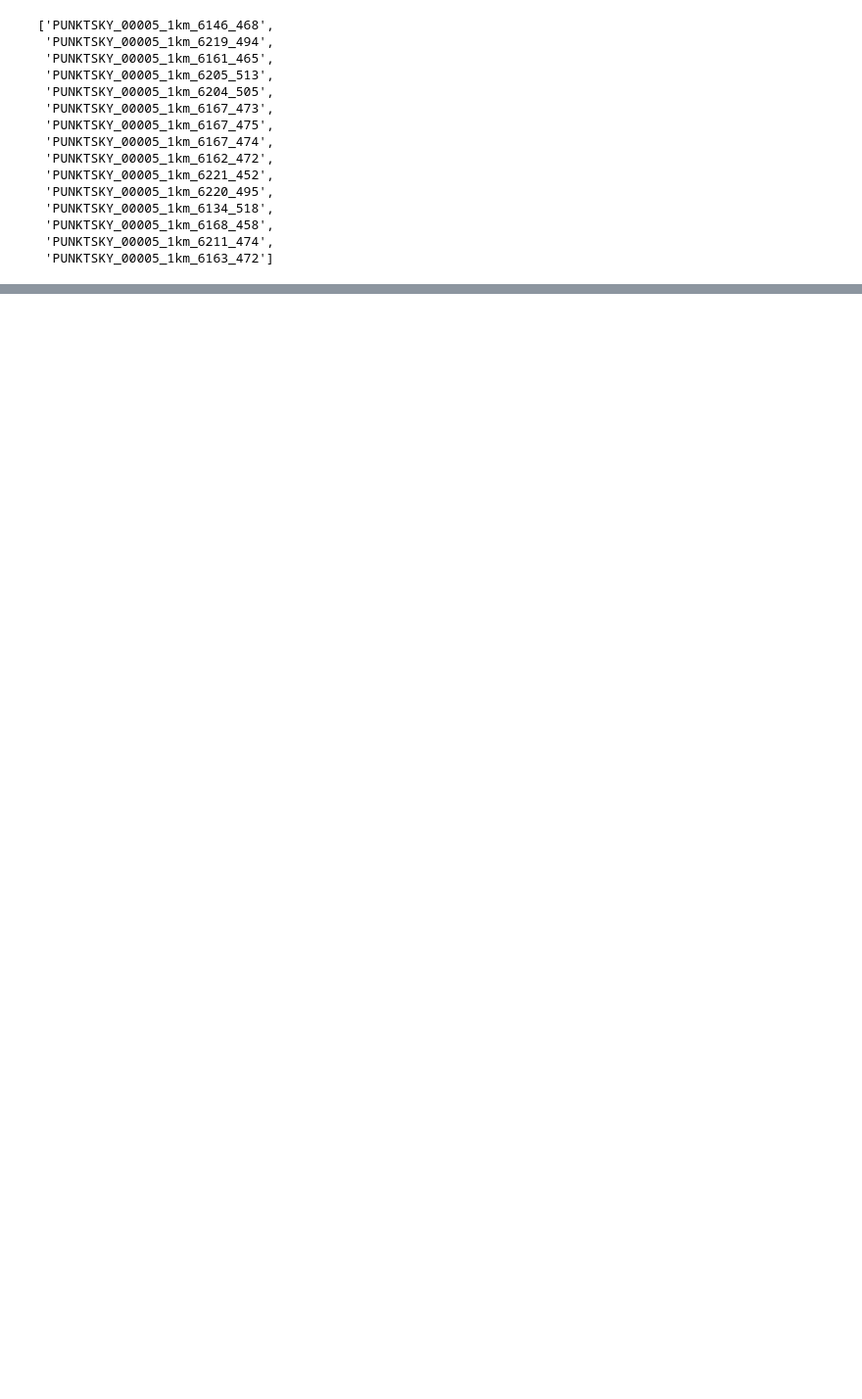
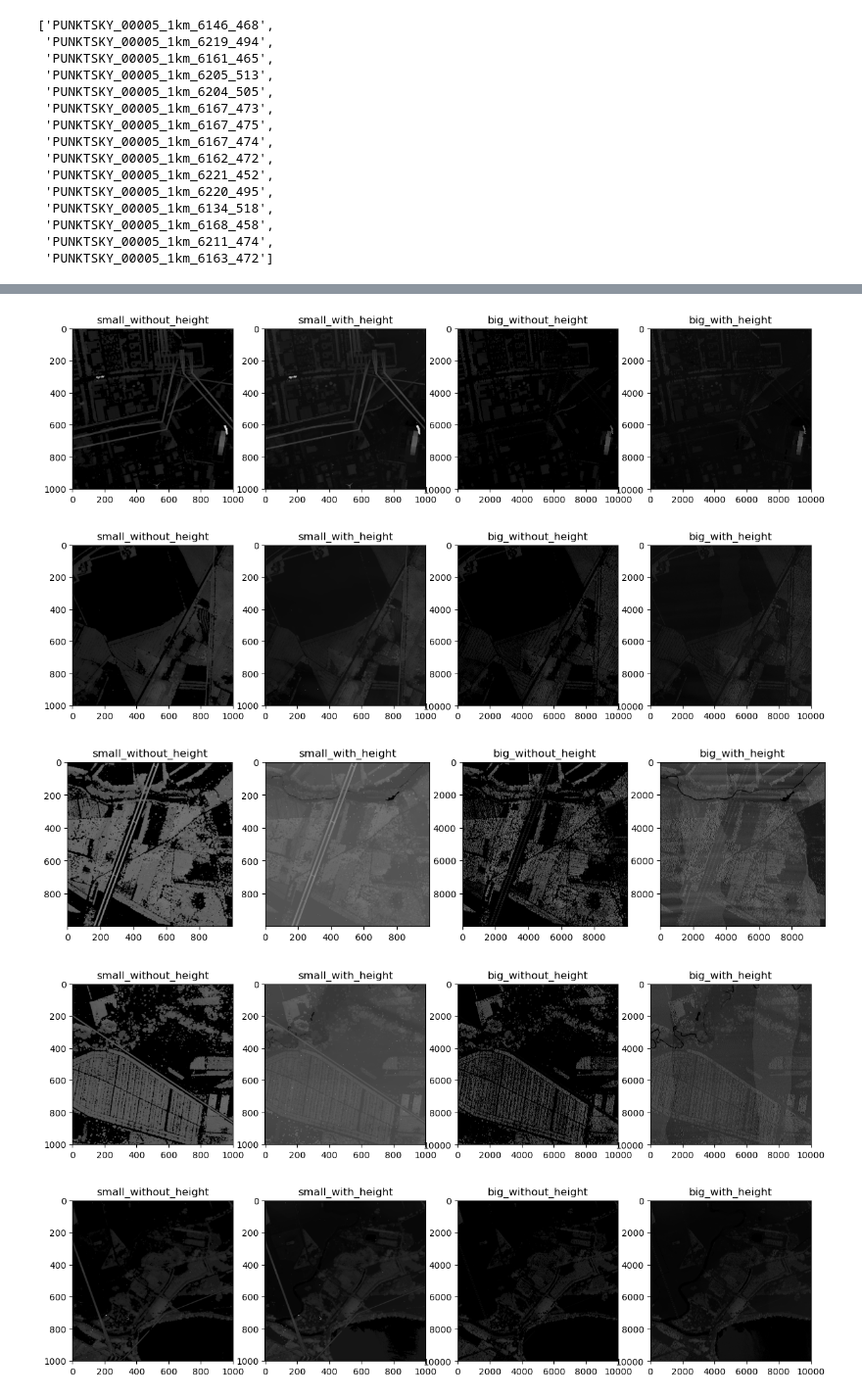
Before and after one commit to j-friis/master-thesis, a Jupyter notebook: Code/ShowTif.ipynb, the cells around one changed output, grey strips where cells are left out. Shown at 98% size. Cells and saved outputs as stored; diff of their text form; code cells hidden in the pictures; blank space fills up the shorter version.

```diff
--- a/Code/ShowTif.ipynb
+++ b/Code/ShowTif.ipynb
@@ -78,0 +119,5 @@ for filename in files_names:
+# %%
+folder = "/home/jf/data/denmark/raw/train"
+files_names = list(glob.glob(folder+ "/ImagesGroundRemoved/*.tif"))
+files_names = [filename.split('/')[-1].replace("_max.tif", '') for filename in files_names]
+files_names
@@ -78,0 +136,45 @@ for filename in files_names:
+# %%
+for filename in files_names:
+    small_without_height = cv2.imread(f'{folder}/ImagesGroundRemoved/{filename}_max.tif', cv2.IMREAD_UNCHANGED)
+    small_without_height = np.where(small_without_height >= 0, small_without_height, 0)
+    small_without_height = small_without_height/np.max(small_without_height)
+    small_without_height = (small_without_height*255).astype(np.uint8)
+
+
+    small_with_height = cv2.imread(f'{folder}/RasterWithHeightSmall/{filename}_max.tif', cv2.IMREAD_UNCHANGED)
+    small_with_height = np.where(small_with_height >= 0, small_with_height, 0)
+    small_with_height = small_with_height/np.max(small_with_height)
+    small_with_height = (small_with_height*255).astype(np.uint8)
+
+    big_without_height = cv2.imread(f'{folder}/ImagesGroundRemovedLarge/{filename}_max.tif', cv2.IMREAD_UNCHANGED)
+    big_without_height = np.where(big_without_height >= 0, big_without_height, 0)
+    big_without_height = big_without_height/np.max(big_without_height)
+    big_without_height = (big_without_height*255).astype(np.uint8)
+
+    big_with_height = cv2.imread(f'{folder}/RasterWithHeight/{filename}_max.tif', cv2.IMREAD_UNCHANGED)
+    big_with_height = np.where(big_with_height >= 0, big_with_height, 0)
+    big_with_height = big_with_height/np.max(big_with_height)
+    big_with_height = (big_with_height*255).astype(np.uint8)
+
+
+    fig, (ax0, ax1, ax2, ax3) = plt.subplots(1, 4, figsize=(15,15))
+    ax0.set_title('small_without_height')
+    ax0.imshow(small_without_height, cmap='gray')
+    ax1.set_title('small_with_height')
+    ax1.imshow(small_with_height, cmap='gray')
+    ax2.set_title('big_without_height')
+    ax2.imshow(big_without_height, cmap='gray')
+    ax3.set_title('big_with_height')
+    ax3.imshow(big_with_height, cmap='gray')
+
+
+    #ax0.axis('off')
+    #ax1.axis('off')
+    #ax2.axis('off')
+    plt.show()
+# %% [output]
+[figure, added]
+[figure, added]
+[figure, added]
+[figure, added]
+[figure, added]
```
Also changed, not shown: parts of 6 cells of this notebook.
